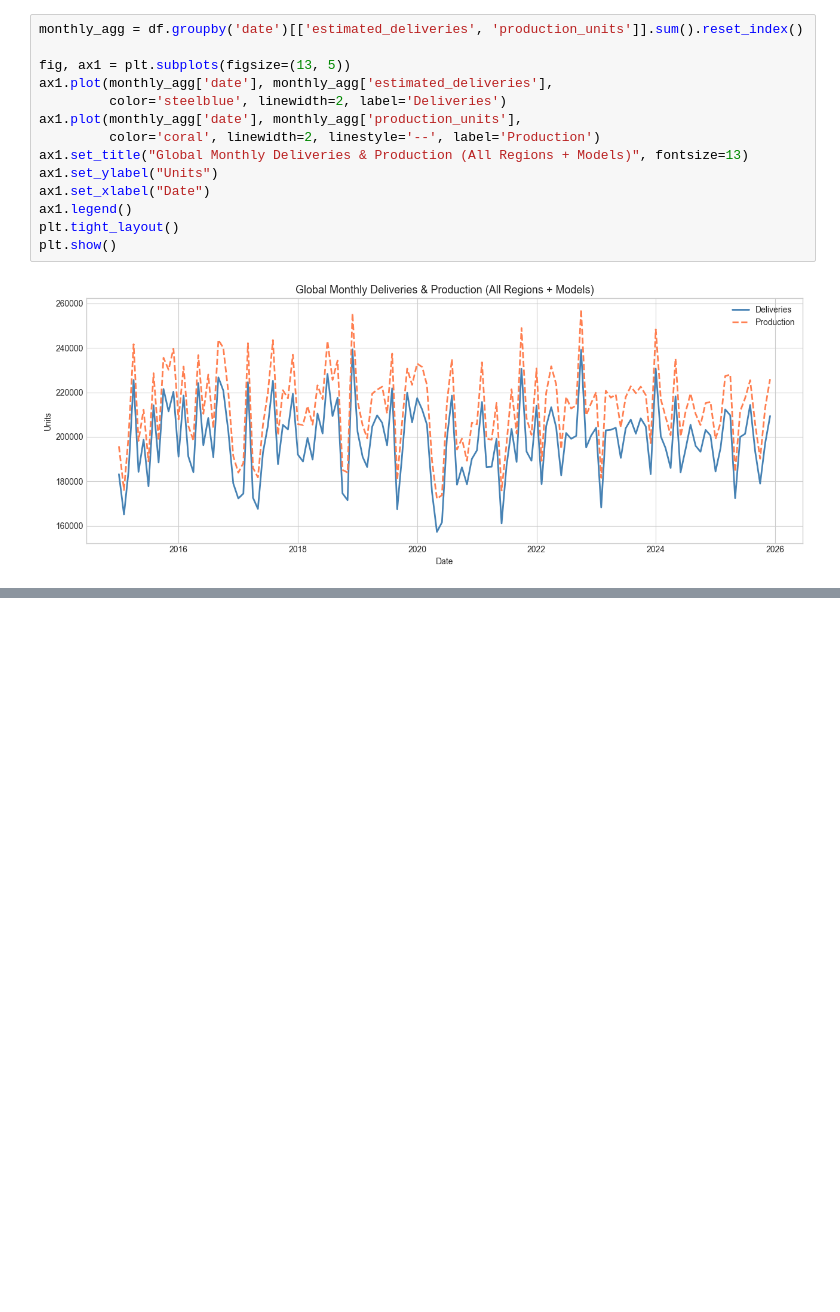
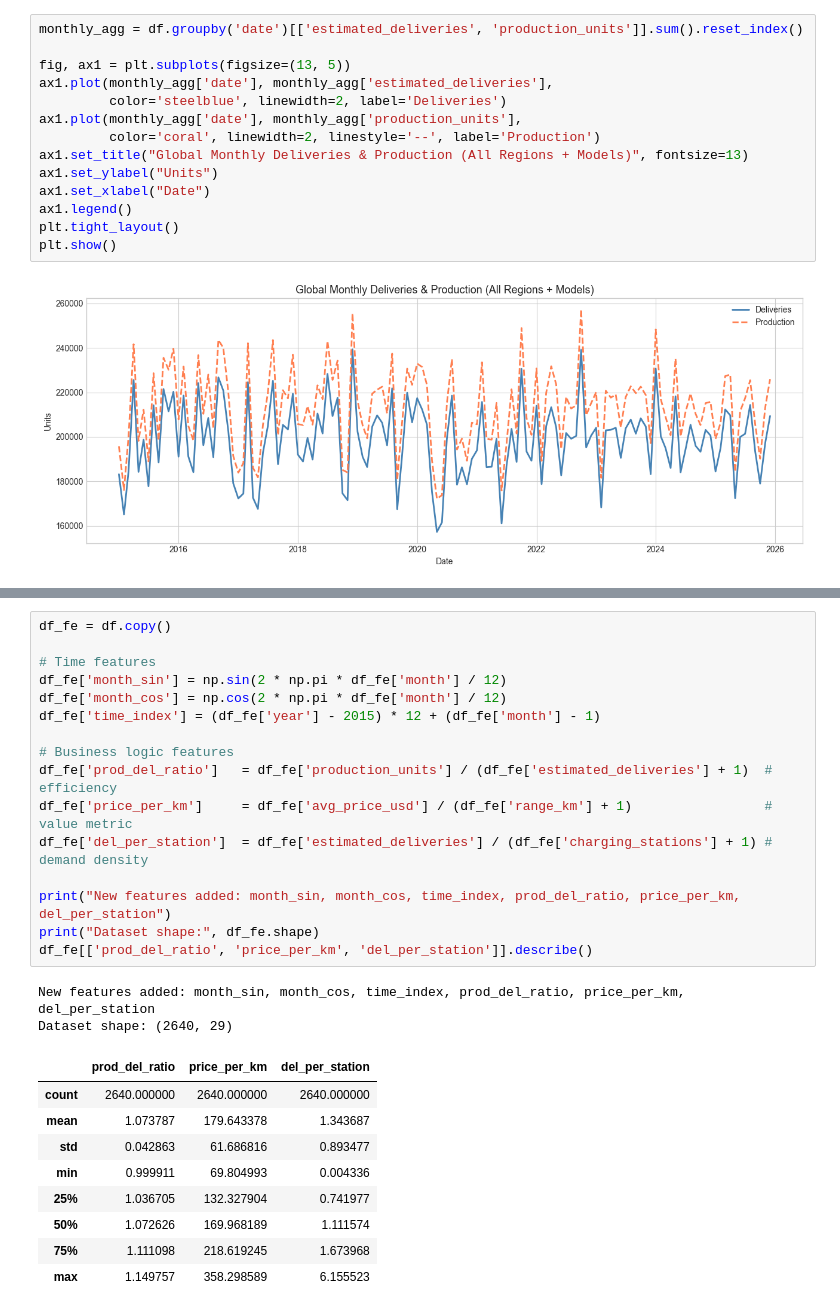
Before and after one commit to satyam294/CT-CEI-DS-2026, a Jupyter notebook: week2_Satyam_Chand/week2_Satyam_Chand.ipynb, the cells around one changed output, grey strips where cells are left out. Drawn from its saved outputs; the diff is of its cells as text; blank space fills up the shorter version.

```diff
--- a/week2_Satyam_Chand/week2_Satyam_Chand.ipynb
+++ b/week2_Satyam_Chand/week2_Satyam_Chand.ipynb
@@ -228,0 +245,28 @@ plt.show()
+# %%
+df_fe = df.copy()
+
+# Time features
+df_fe['month_sin'] = np.sin(2 * np.pi * df_fe['month'] / 12)
+df_fe['month_cos'] = np.cos(2 * np.pi * df_fe['month'] / 12)
+df_fe['time_index'] = (df_fe['year'] - 2015) * 12 + (df_fe['month'] - 1)
+
+# Business logic features
+df_fe['prod_del_ratio']   = df_fe['production_units'] / (df_fe['estimated_deliveries'] + 1)  # efficiency
+df_fe['price_per_km']     = df_fe['avg_price_usd'] / (df_fe['range_km'] + 1)                 # value metric
+df_fe['del_per_station']  = df_fe['estimated_deliveries'] / (df_fe['charging_stations'] + 1) # demand density
+
+print("New features added: month_sin, month_cos, time_index, prod_del_ratio, price_per_km, del_per_station")
+print("Dataset shape:", df_fe.shape)
+df_fe[['prod_del_ratio', 'price_per_km', 'del_per_station']].describe()
+# %% [output]
+New features added: month_sin, month_cos, time_index, prod_del_ratio, price_per_km, del_per_station
+Dataset shape: (2640, 29)
+|  | prod_del_ratio | price_per_km | del_per_station |
+| count | 2640.000000 | 2640.000000 | 2640.000000 |
+| mean | 1.073787 | 179.643378 | 1.343687 |
+| std | 0.042863 | 61.686816 | 0.893477 |
+| min | 0.999911 | 69.804993 | 0.004336 |
+| 25% | 1.036705 | 132.327904 | 0.741977 |
+| 50% | 1.072626 | 169.968189 | 1.111574 |
+| 75% | 1.111098 | 218.619245 | 1.673968 |
+| max | 1.149757 | 358.298589 | 6.155523 |
```
Also changed, not shown: parts of 14 cells of this notebook.
